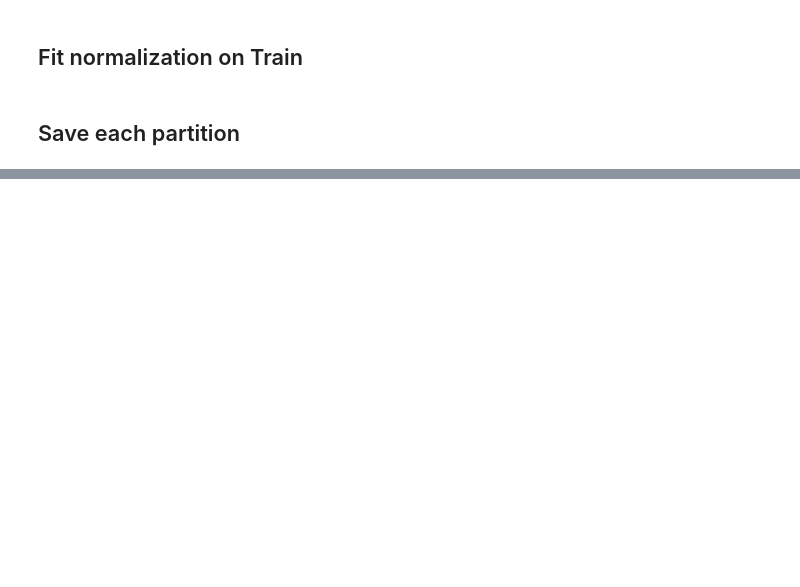
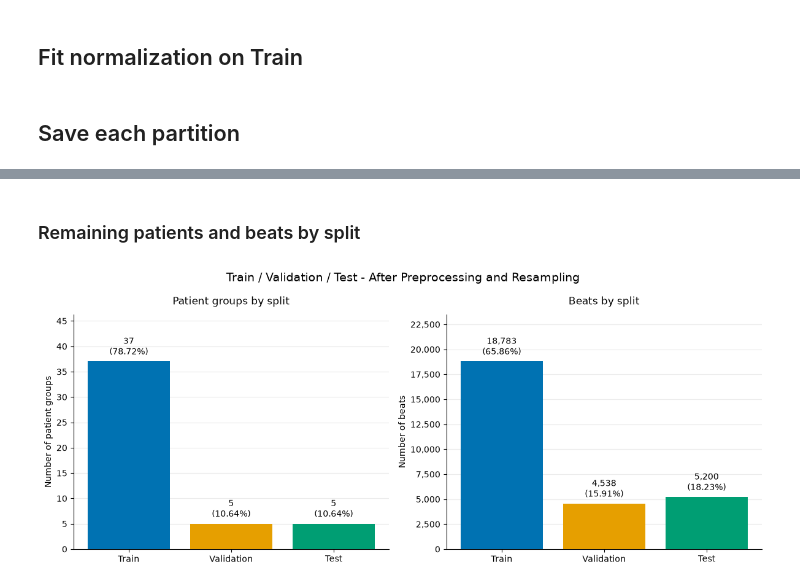
Before and after one commit to kkakongkiat/cardiac-arrhythmia-classification, a Jupyter notebook: dataset/3_Preprocessing.ipynb, the cells around one changed output, grey strips where cells are left out. Drawn from its saved outputs; the diff is of its cells as text; code cells hidden in the pictures; blank space fills up the shorter version.

```diff
--- a/dataset/3_Preprocessing.ipynb
+++ b/dataset/3_Preprocessing.ipynb
@@ -171,0 +341,26 @@ meta.groupby(['split', 'class_id']).size().unstack(fill_value=0)
+# %% [markdown]
+### Remaining patients and beats by split
+# %%
+fig, axes = plt.subplots(1, 2, figsize=(12, 5))
+for ax, column, title, ylabel in zip(
+    axes, ['patients', 'beats'], ['Patient groups by split', 'Beats by split'],
+    ['Number of patient groups', 'Number of beats'],
+):
+    values = split_counts[column].to_numpy()
+    shares = values / values.sum() * 100
+    bars = ax.bar(split_labels, values,
+                  color=[split_colors[name] for name in split_order], zorder=3)
+    ax.bar_label(bars, labels=[f'{value:,}\n({share:.2f}%)'
+                              for value, share in zip(values, shares)], padding=5)
+    ax.set_title(title, pad=12)
+    ax.set_ylabel(ylabel)
+    ax.set_ylim(0, max(values.max() * 1.25, 1))
+    ax.yaxis.set_major_locator(plt.MaxNLocator(integer=True))
+    ax.yaxis.set_major_formatter(plt.FuncFormatter(lambda value, _: f'{value:,.0f}'))
+    ax.grid(axis='y', alpha=0.25, zorder=0)
+    ax.spines[['top', 'right']].set_visible(False)
+fig.suptitle('Train / Validation / Test - After Preprocessing and Resampling', fontsize=14)
+fig.tight_layout()
+plt.show()
+# %% [output]
+[figure, added]
```
Also changed, not shown: parts of 12 cells of this notebook, 16 other files.
